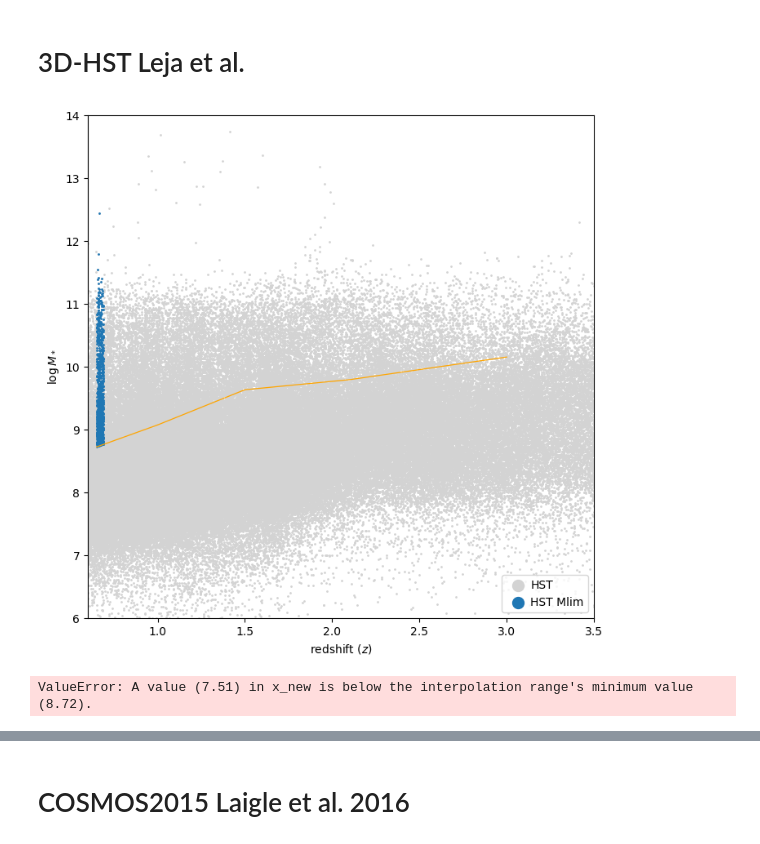
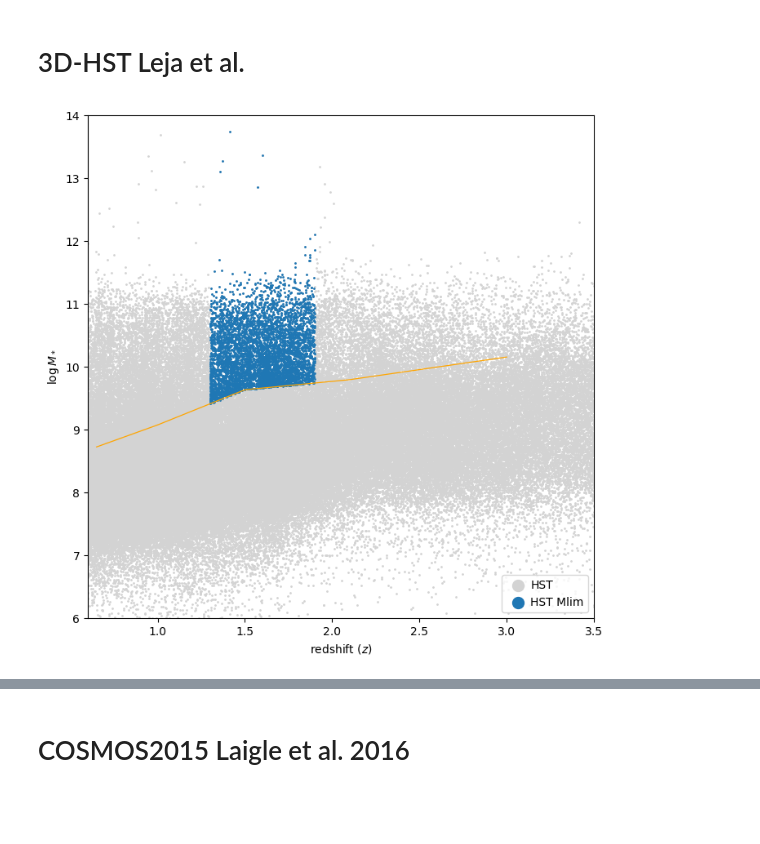
Before and after one commit to fedehope/zSMF, a Jupyter notebook: nb/hst_cat.ipynb, the cells around one changed output, grey strips where cells are left out. Saved outputs shown, nothing was run; the diff lists cells and outputs as text; code cells hidden in the pictures; blank space fills up the shorter version.

Commit message:
VmaxDensityHst.py - editing in hst classes

```diff
--- a/nb/hst_cat.ipynb
+++ b/nb/hst_cat.ipynb
@@ -34,11 +34,9 @@ emcee_run = EmceeRun(emcee_file)
 plotter_hst = PlotterHst(hst, emcee_run)
 # %%
 plt.figure(figsize=(8,8))
-plotter_hst.plot_selected_data(0.65, 0.69)
+plotter_hst.plot_selected_data(1.30, 1.90)
 # %% [output]
-[figure, old version]
+[figure, new version]
 # %%
 vmax_hst = VmaxDensityHst(hst.file)
-h, b, _h, _b = vmax_hst.histogram_norm(0.65, 0.69)
+h, b = vmax_hst.histogram_norm(1.30, 1.90)
-# %% [output]
-ValueError: A value (7.51) in x_new is below the interpolation range's minimum value (8.72).
```
Also changed, not shown: parts of 1 cell of this notebook, 3 other files.
